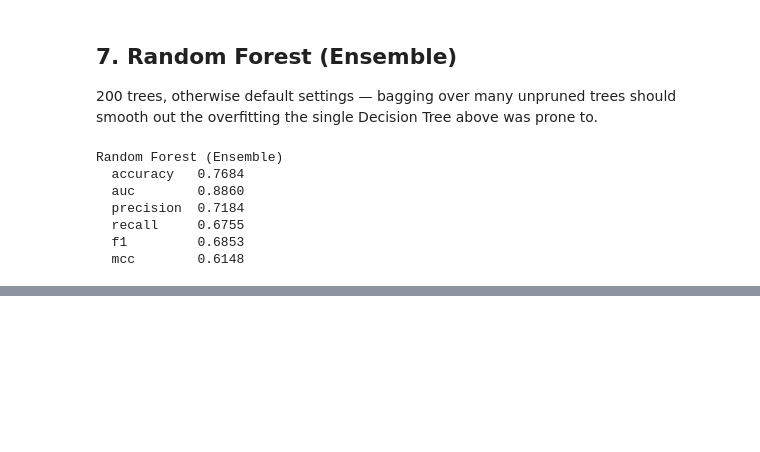
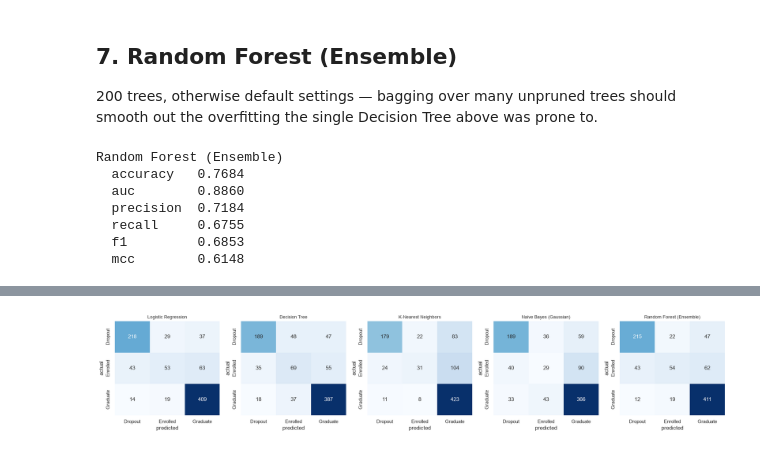
Before and after one commit to cparamitabiswas/Sem1_ML_Assignment2, a Jupyter notebook: model/train_models.ipynb, the cells around one changed output, grey strips where cells are left out. Saved outputs shown, nothing was run; the diff lists cells and outputs as text; code cells hidden in the pictures; blank space fills up the shorter version.

```diff
--- a/model/train_models.ipynb
+++ b/model/train_models.ipynb
@@ -184,0 +201,8 @@ Random Forest (Ensemble)
+# %%
+with open(Path.cwd() / "metrics.json", "w") as f:
+    json.dump(results, f, indent=2)
+
+test_export = X_test.copy()
+test_export[TARGET_COLUMN] = y_test
+test_export.to_csv(REPO_ROOT / "test_data.csv", index=False)
+print(f"wrote {len(test_export)} rows to test_data.csv")
@@ -184,0 +215,19 @@ Random Forest (Ensemble)
+# %%
+from metrics_utils import confusion_and_report
+
+fig, axes = plt.subplots(1, 5, figsize=(20, 4))
+for ax, model_key in zip(axes, results.keys()):
+    pipeline = joblib.load(SAVE_DIR / f"{model_key}.joblib")
+    y_pred = pipeline.predict(X_test)
+    cm, _ = confusion_and_report(y_test, y_pred, CLASS_NAMES)
+    sns.heatmap(
+        cm, annot=True, fmt="d", cmap="Blues", cbar=False,
+        xticklabels=CLASS_NAMES, yticklabels=CLASS_NAMES, ax=ax,
+    )
+    ax.set_title(results[model_key]["display_name"], fontsize=10)
+    ax.set_xlabel("predicted")
+    ax.set_ylabel("actual")
+plt.tight_layout()
+plt.show()
+# %% [output]
+[figure, added]
```
Also changed, not shown: parts of 4 cells of this notebook, 1 other file.
